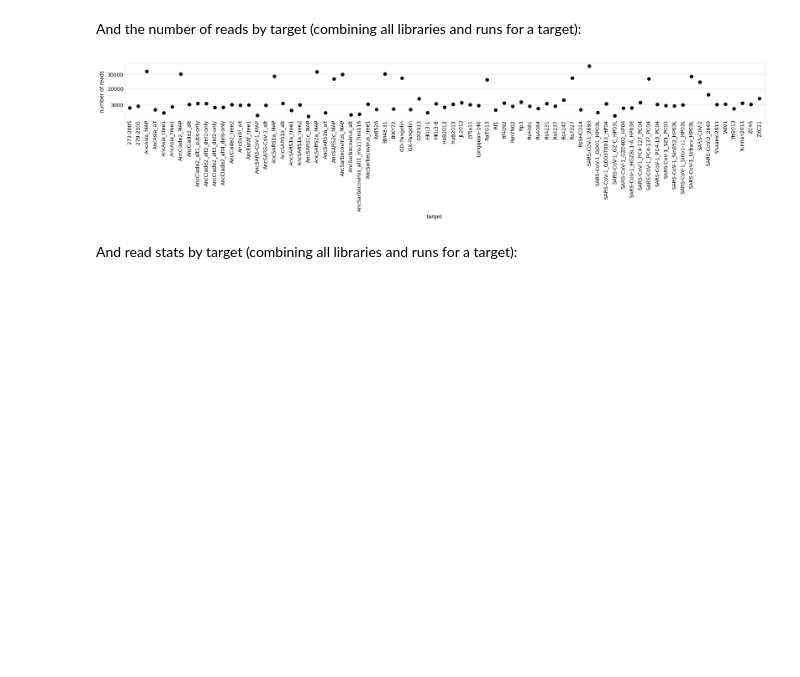
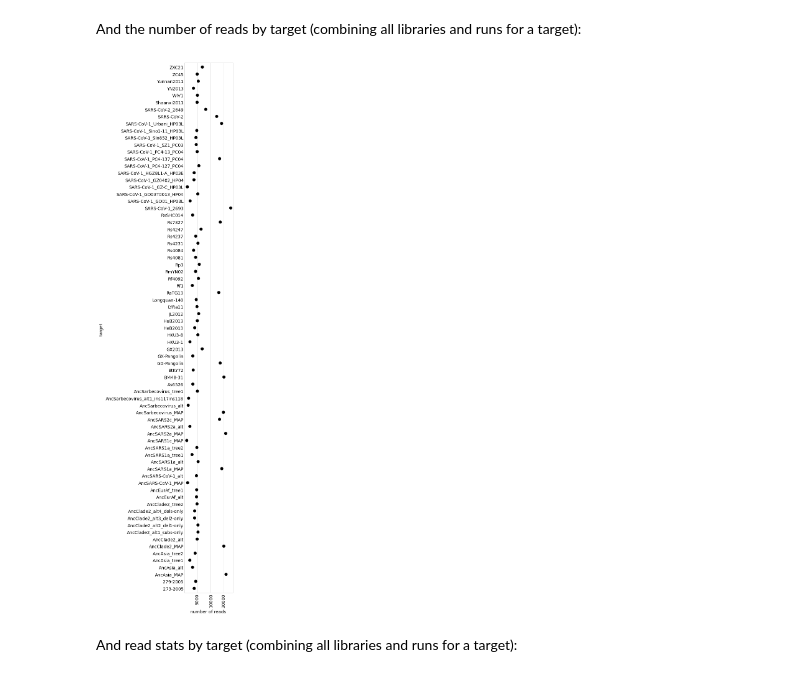
Before and after one commit to jbloomlab/SARSr-CoV_homolog_survey, a Jupyter notebook: process_ccs.ipynb, the cells around one changed output. Drawn from its saved outputs; the diff is of its cells as text; code cells hidden in the pictures; blank space fills up the shorter version.

```diff
--- a/process_ccs.ipynb
+++ b/process_ccs.ipynb
@@ -258,20 +258,20 @@ And the number of reads by target (combining all libraries and runs for a target
 # %%
 p = (
     ggplot(readstats
            .groupby(['target'])
            .aggregate({'count': 'sum'})
            .reset_index(),
-           aes('target', 'count')) +
+           aes('count','target')) +
     geom_point(stat='identity', size=3) +
     theme(axis_text_x=element_text(angle=90),
-          figure_size=(0.3 * readstats['target'].nunique(), 2),
-          panel_grid_major_x=element_blank(),
+          figure_size=(2, 0.3 * readstats['target'].nunique()),
+          panel_grid_major_y=element_blank(),
           ) +
-    scale_y_log10(name='number of reads')
+    scale_x_log10(name='number of reads')
     )
 _ = p.draw()
 # %% [output]
-[figure, old version]
+[figure, new version]
 # %% [markdown]
 And read stats by target (combining all libraries and runs for a target):
 # %%
```
Also changed, not shown: parts of 3 cells of this notebook.
